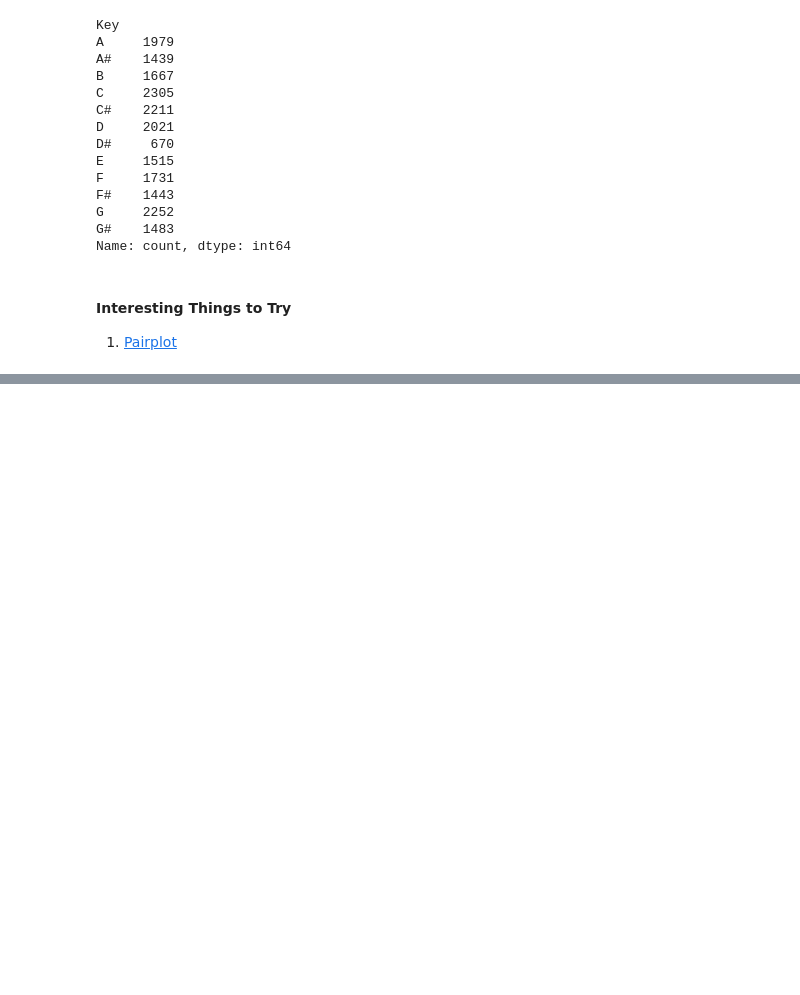
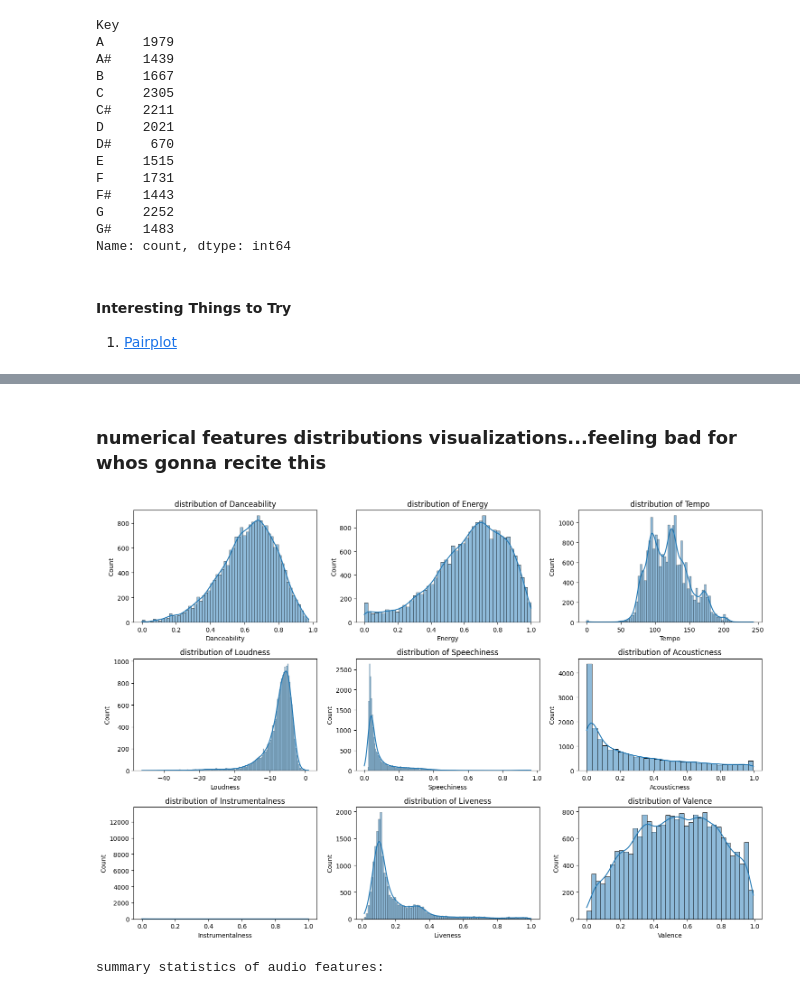
Before and after one commit to BartStolarek/RFF-Hackathon1-EDA, a Jupyter notebook: eda.ipynb, the cells around one changed output, grey strips where cells are left out. Drawn from its saved outputs; the diff is of its cells as text; code cells hidden in the pictures; blank space fills up the shorter version.

Commit message:
added some features like numeric correlations and cool stuff

```diff
--- a/eda.ipynb
+++ b/eda.ipynb
@@ -128,0 +162,21 @@ Name: count, dtype: int64
+# %% [markdown]
+### numerical features distributions visualizations...feeling bad for whos gonna recite this
+# %%
+# visualizations for numerical features
+numerical_features = ['Danceability', 'Energy', 'Tempo', 'Loudness', 'Speechiness',
+                     'Acousticness', 'Instrumentalness', 'Liveness', 'Valence']
+
+plt.figure(figsize=(15, 10))
+for i, feature in enumerate(numerical_features, 1):
+    plt.subplot(3, 3, i)
+    sns.histplot(data=spotify_df, x=feature, kde=True)
+    plt.title(f'distribution of {feature}')
+plt.tight_layout()
+plt.show()
+
+# basic statistics of numerical features
+print("\nsummary statistics of audio features:")
+spotify_df[numerical_features].describe()
+# %% [output]
+[figure, added]
+summary statistics of audio features:
```
Also changed, not shown: parts of 8 cells of this notebook.
